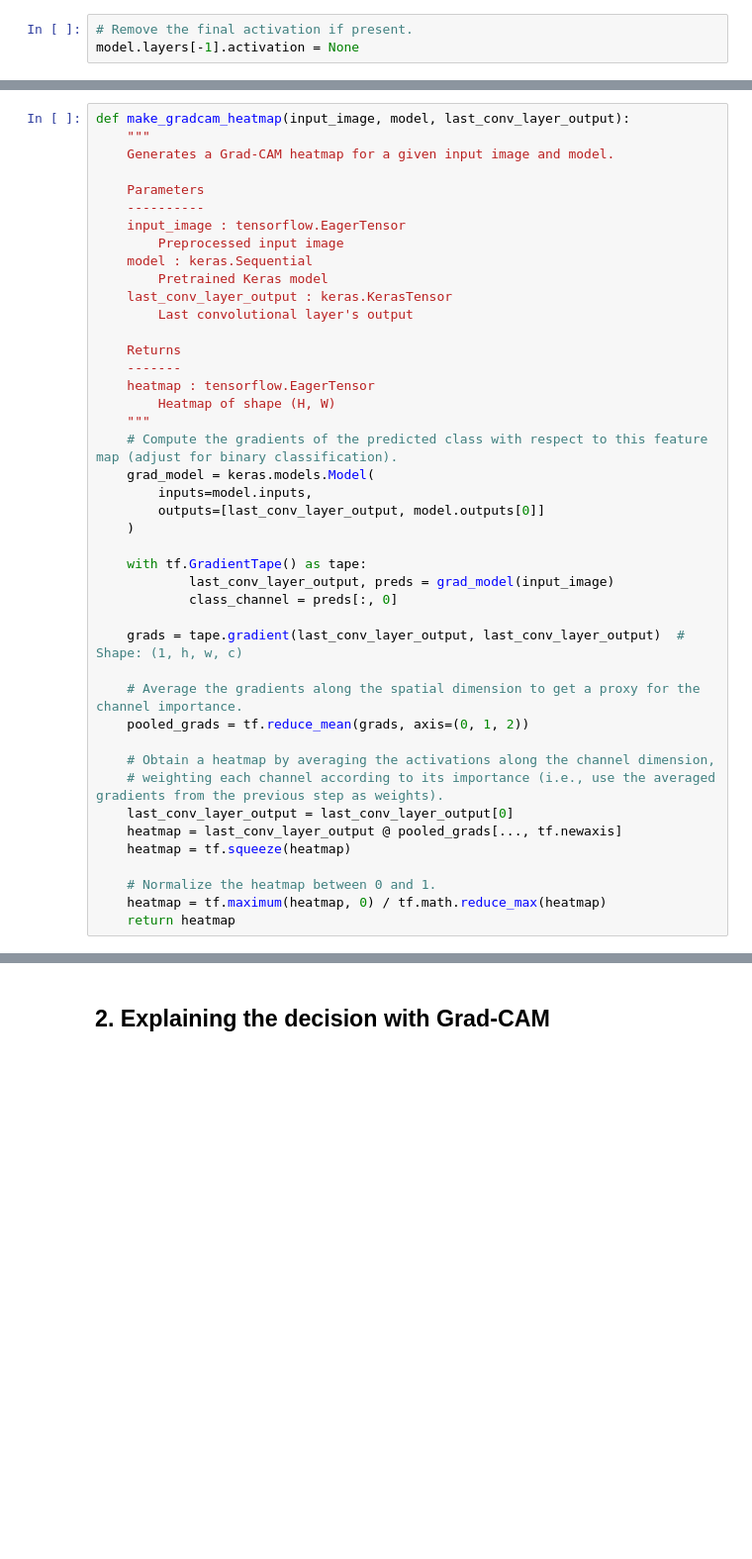
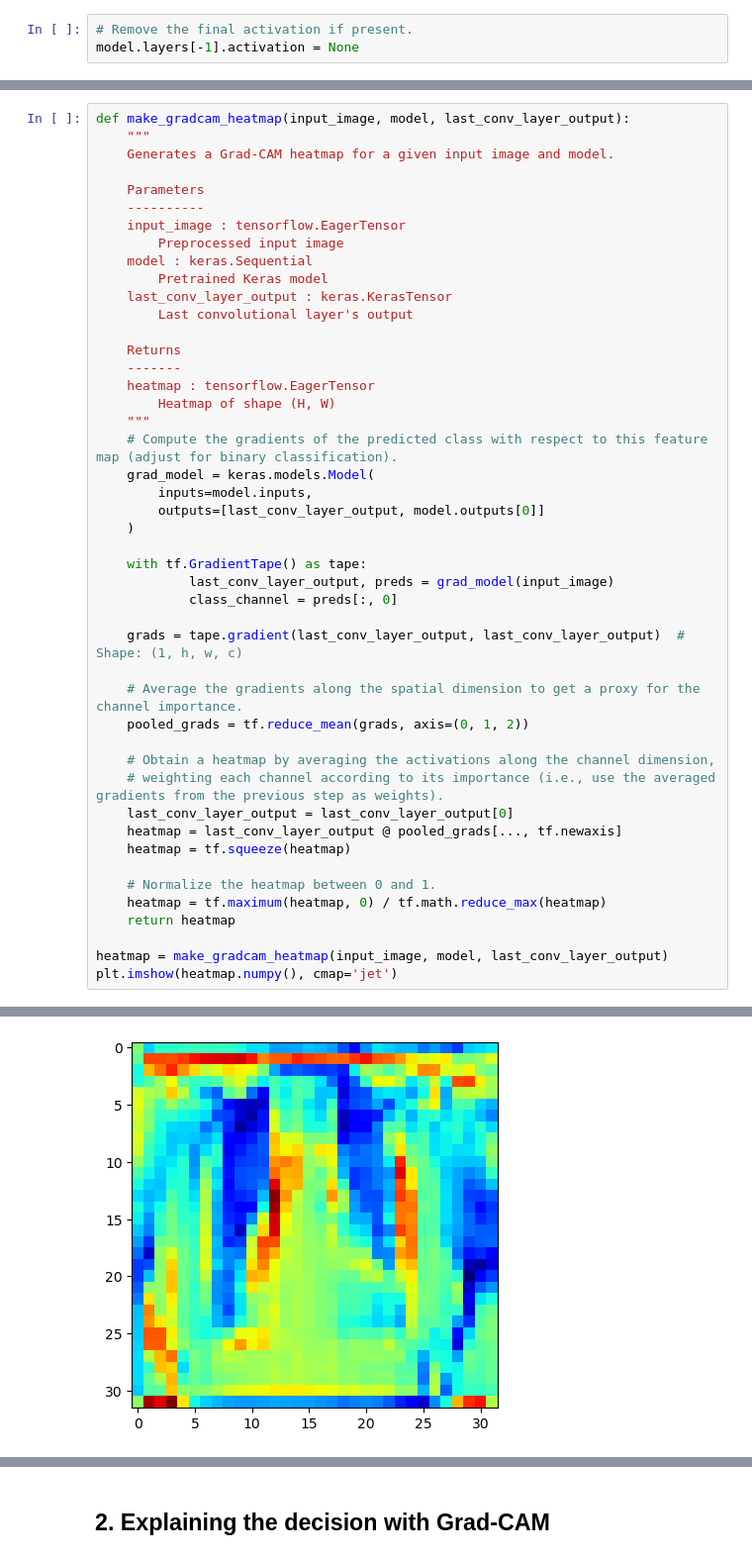
Before and after one commit to Lucmeister55/AI-project, a Jupyter notebook: notebooks/task4.ipynb, the cells around one changed output, grey strips where cells are left out. Shown: that part at 99% size. Cells and saved outputs as stored; diff of their text form; blank space fills up the shorter version.

```diff
--- a/notebooks/task4.ipynb
+++ b/notebooks/task4.ipynb
@@ -135,3 +162,7 @@ def make_gradcam_heatmap(input_image, model, last_conv_layer_output):
     # Normalize the heatmap between 0 and 1.
     heatmap = tf.maximum(heatmap, 0) / tf.math.reduce_max(heatmap)
     return heatmap
+
+heatmap = make_gradcam_heatmap(input_image, model, last_conv_layer_output)
+plt.imshow(heatmap.numpy(), cmap='jet')
+# %% [output]
@@ -138 +173,2 @@ def make_gradcam_heatmap(input_image, model, last_conv_layer_output):
+[figure, added]
 # %%
```
Also changed, not shown: parts of 11 cells of this notebook, 3 other files.
